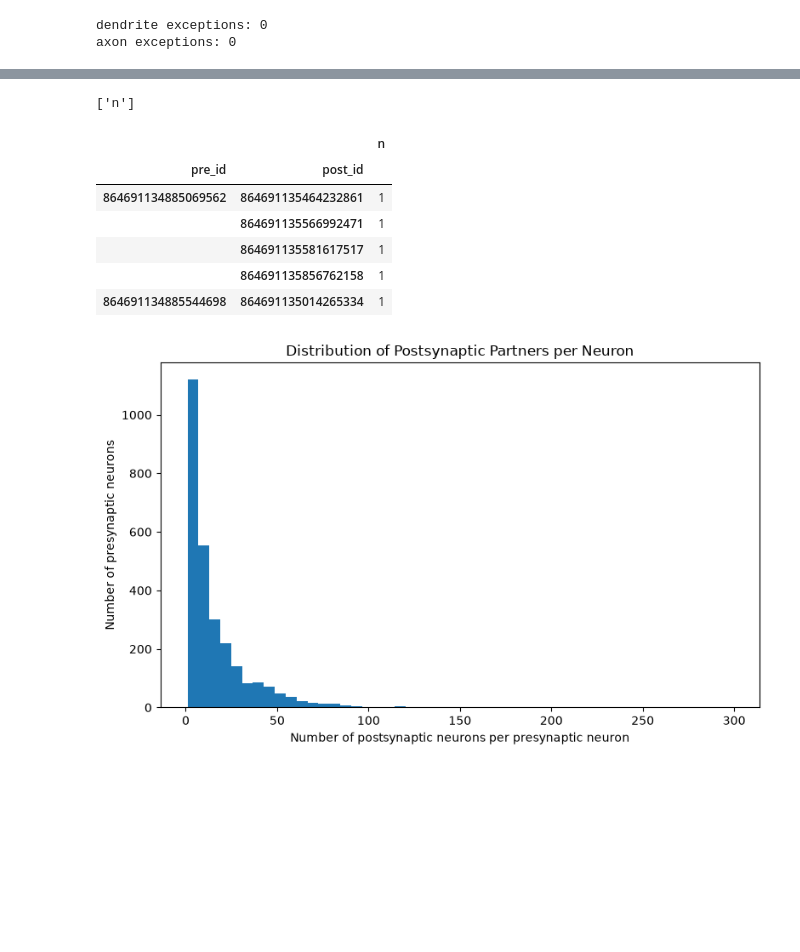
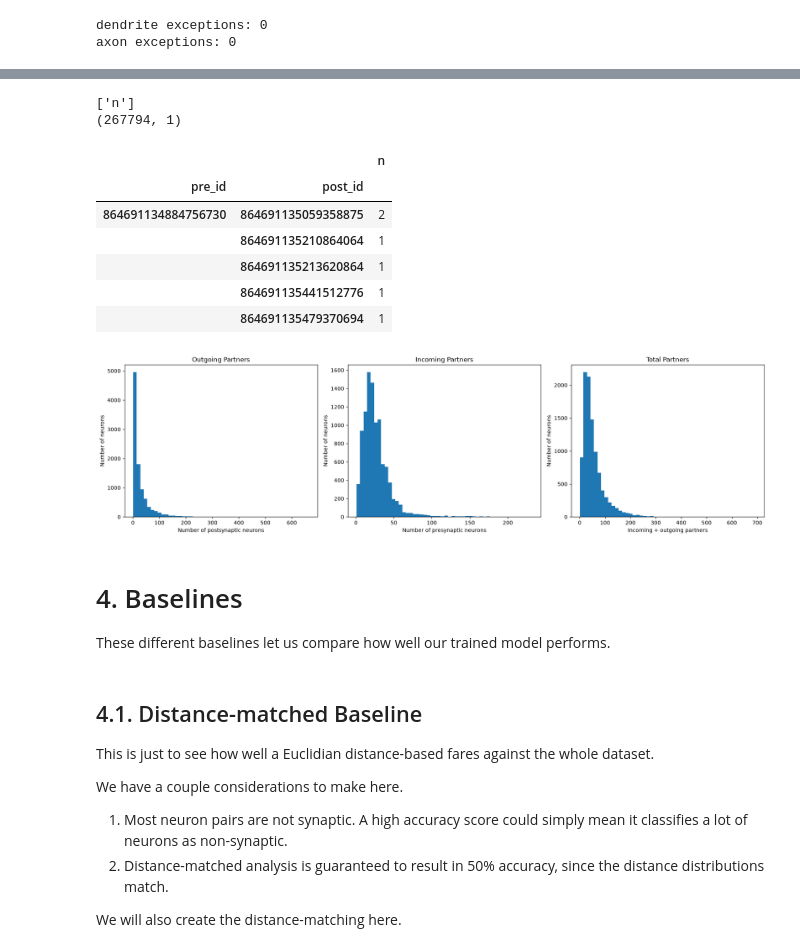
Before and after one commit to 12Jeef/NTAB_F26_Connectomics, a Jupyter notebook: jeffrey/official.ipynb, the cells around one changed output, grey strips where cells are left out. Cells and saved outputs as stored; diff of their text form; code cells hidden in the pictures; blank space fills up the shorter version.

```diff
--- a/jeffrey/official.ipynb
+++ b/jeffrey/official.ipynb
@@ -65,6 +65,7 @@ raw_proof_df = raw_proof_df[raw_proof_df["valid"] == True]
 raw_proof_df.drop_duplicates(subset="pt_root_id", keep="first", inplace=True)
 raw_proof_df.set_index("pt_root_id", inplace=True)
 raw_proof_df.rename_axis("id", inplace=True)
+raw_proof_df.drop(index=0, inplace=True, errors="ignore")
 print(raw_proof_df.columns.to_list())
 display(raw_proof_df.head())
 
@@ -95,6 +96,7 @@ raw_coreg_df = raw_coreg_df[raw_coreg_df["valid"] == True]
 raw_coreg_df.drop_duplicates(subset="pt_root_id", keep="first", inplace=True)
 raw_coreg_df.set_index("pt_root_id", inplace=True)
 raw_coreg_df.rename_axis("id", inplace=True)
+raw_coreg_df.drop(index=0, inplace=True, errors="ignore")
 print(raw_coreg_df.columns.to_list())
 display(raw_coreg_df.head())
 # %% [output]
@@ -117,6 +119,7 @@ raw_celltype_df = raw_celltype_df[raw_celltype_df["valid"] == True]
 raw_celltype_df.drop_duplicates(subset="pt_root_id", keep="first", inplace=True)
 raw_celltype_df.set_index("pt_root_id", inplace=True)
 raw_celltype_df.rename_axis("id", inplace=True)
+raw_celltype_df.drop(index=0, inplace=True, errors="ignore")
 print(raw_celltype_df.columns.to_list())
 display(raw_celltype_df.head())
 # %% [output]
@@ -131,7 +134,7 @@ display(raw_celltype_df.head())
 # %%
 import pandas as pd
 
-ids = raw_coreg_df.index.to_list()[:3000]
+ids = raw_coreg_df.index.to_list()[:10000]
 
 cell_class_type_df = (
   raw_celltype_df[["classification_system", "cell_type"]]
@@ -163,9 +166,7 @@ position_df.rename(columns={
   "pt_position_y": "y",
   "pt_position_z": "z",
 }, inplace=True)
-position_df["x"] = position_df["x"] / 1e3 # nm → µm
-position_df["y"] = position_df["y"] / 1e3
-position_df["z"] = position_df["z"] / 1e3
+position_df[["x", "y", "z"]] = (position_df[["x", "y", "z"]] / 1e3).apply(pd.to_numeric, errors="coerce") # nm → µm
 
 print(position_df.isna().sum()) # this should all be zeroes!!
 
@@ -326,34 +370,58 @@ synapses_df = (
 synapses_df.index.names = ["pre_id", "post_id"]
 
 print(synapses_df.columns.to_list())
+print(synapses_df.shape)
 display(synapses_df.head())
 # %% [output]
 ['n']
+(267794, 1)
 |  |  | n |
 | pre_id | post_id |  |
-| 864691134885069562 | 864691135464232861 | 1 |
-|  | 864691135566992471 | 1 |
-|  | 864691135581617517 | 1 |
-|  | 864691135856762158 | 1 |
-| 864691134885544698 | 864691135014265334 | 1 |
+| 864691134884756730 | 864691135059358875 | 2 |
+|  | 864691135210864064 | 1 |
+|  | 864691135213620864 | 1 |
+|  | 864691135441512776 | 1 |
+|  | 864691135479370694 | 1 |
 # %%
 import matplotlib.pyplot as plt
 
-posts_per_pre = (
-  synapses_df
-  .reset_index()
-  .groupby("pre_id")["post_id"]
-  .nunique()
-)
+pairs = synapses_df.reset_index()
+posts_per_pre = pairs.groupby("pre_id")["post_id"].nunique()
+pres_per_post = pairs.groupby("post_id")["pre_id"].nunique()
+total_connections = posts_per_pre.add(pres_per_post, fill_value=0)
 
-plt.figure(figsize=(8, 5))
-plt.hist(posts_per_pre, bins=50)
+fig, axes = plt.subplots(1, 3, figsize=(18, 5))
 
-plt.xlabel("Number of postsynaptic neurons per presynaptic neuron")
-plt.ylabel("Number of presynaptic neurons")
-plt.title("Distribution of Postsynaptic Partners per Neuron")
+axes[0].hist(posts_per_pre, bins=50)
+axes[0].set_xlabel("Number of postsynaptic neurons")
+axes[0].set_ylabel("Number of neurons")
+axes[0].set_title("Outgoing Partners")
+
+axes[1].hist(pres_per_post, bins=50)
+axes[1].set_xlabel("Number of presynaptic neurons")
+axes[1].set_ylabel("Number of neurons")
+axes[1].set_title("Incoming Partners")
+
+axes[2].hist(total_connections, bins=50)
+axes[2].set_xlabel("Incoming + outgoing partners")
+axes[2].set_ylabel("Number of neurons")
+axes[2].set_title("Total Partners")
 
 plt.tight_layout()
 plt.show()
 # %% [output]
-[figure, old version]
+[figure, new version]
+# %% [markdown]
+# 4. Baselines
+
+These different baselines let us compare how well our trained model performs.
+# %% [markdown]
+## 4.1. Distance-matched Baseline
+
+This is just to see how well a Euclidian distance-based fares against the whole dataset.
+
+We have a couple considerations to make here.
+1. Most neuron pairs are not synaptic. A high accuracy score could simply mean it classifies a lot of neurons as non-synaptic.
+2. Distance-matched analysis is guaranteed to result in 50% accuracy, since the distance distributions match.
+
+We will also create the distance-matching here.
```
Also changed, not shown: parts of 13 cells of this notebook, 1 other file.
